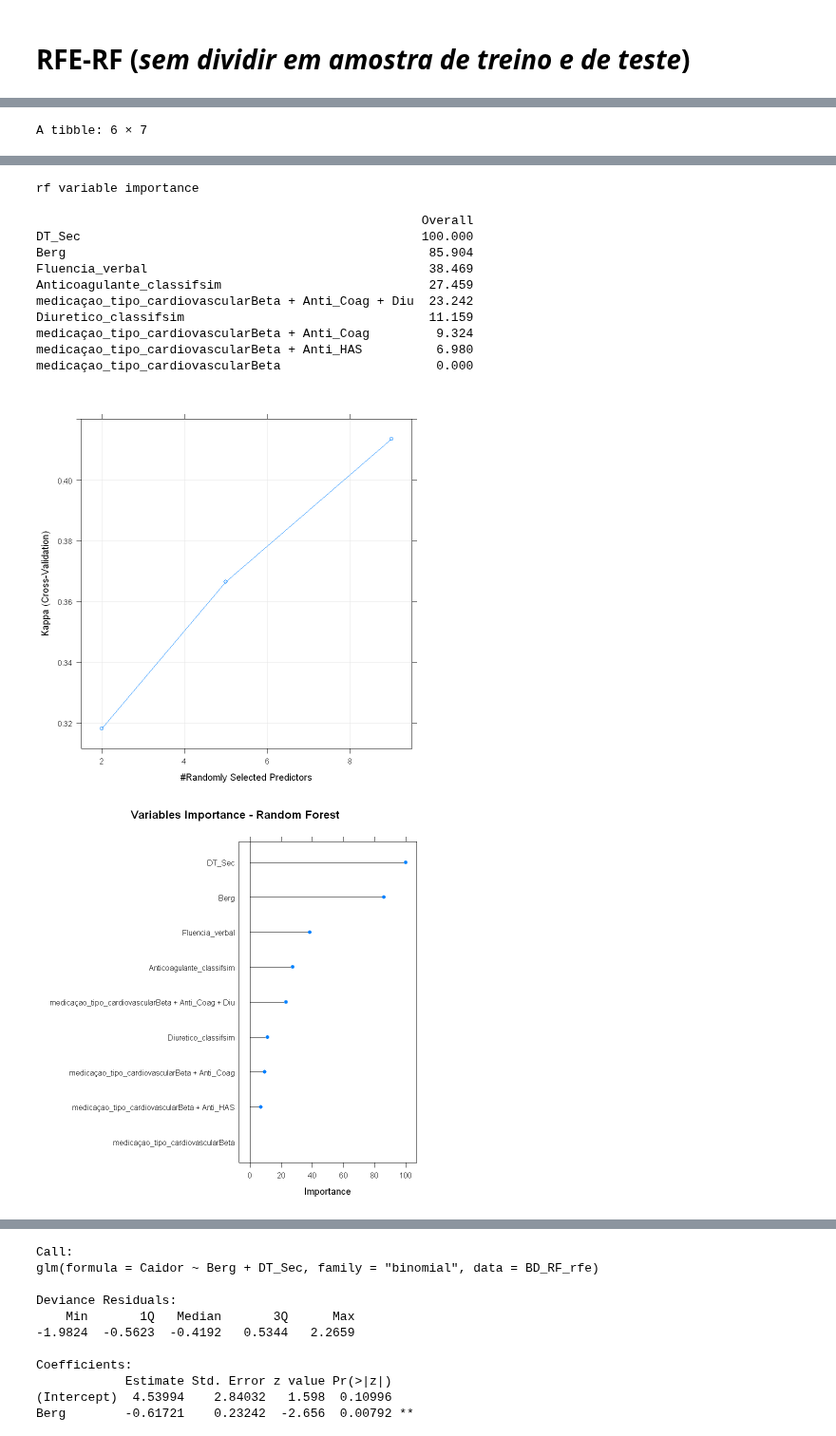
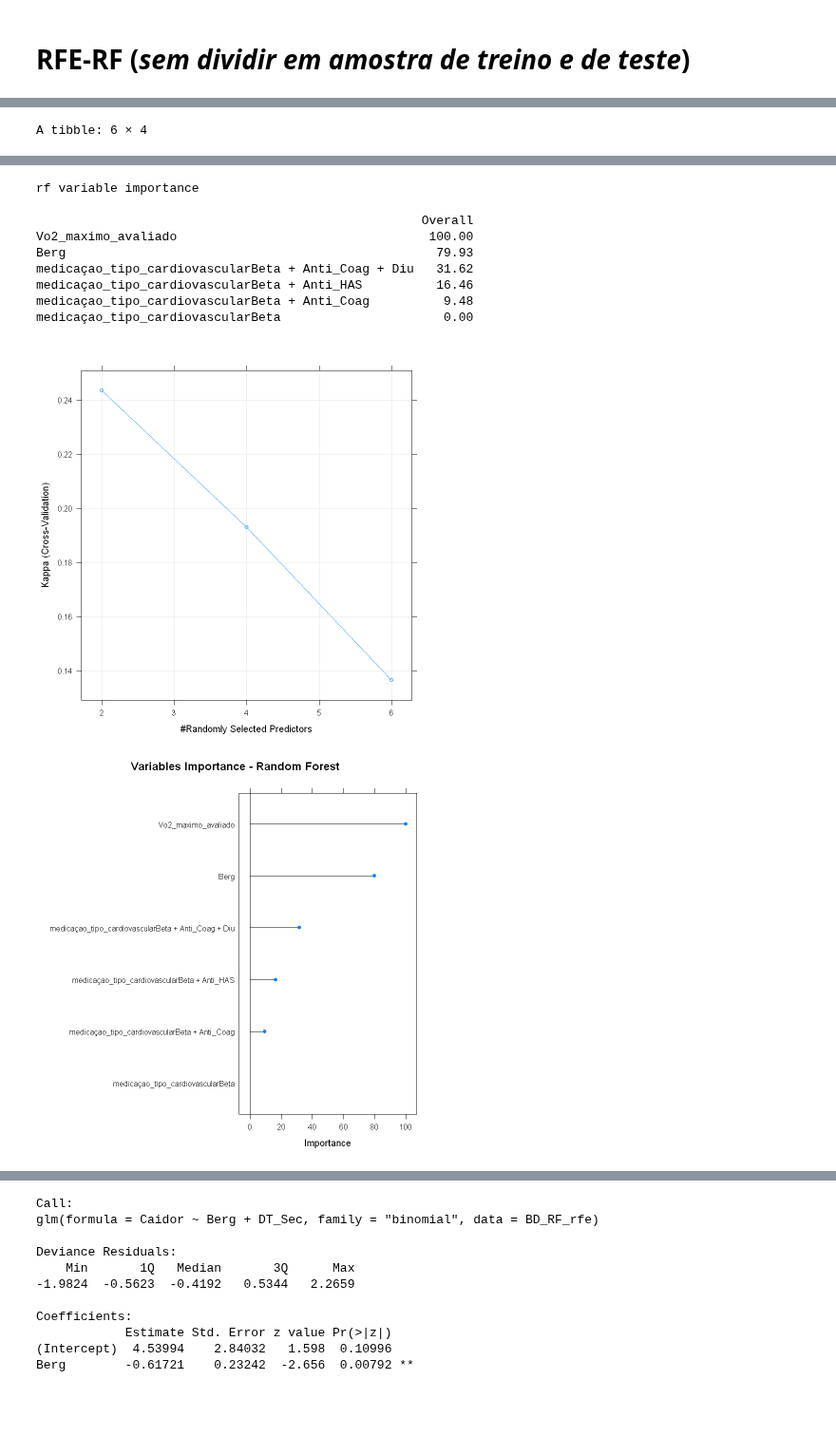
Before and after one commit to RenanBaltar/Analises_Heitor, a Jupyter notebook: Analise_Heitor_tese.ipynb, the cells around one changed output, grey strips where cells are left out. Shown at 95% size. Saved outputs shown, nothing was run; the diff lists cells and outputs as text; code cells hidden in the pictures; blank space fills up the shorter version.

```diff
--- a/Analise_Heitor_tese.ipynb
+++ b/Analise_Heitor_tese.ipynb
@@ -44,7 +40,10 @@ tibble [72 x 40] (S3: tbl_df/tbl/data.frame)
 # %%
 bd[] <- lapply(bd, as.factor) #Transforma todo o banco de dados em fator
 bd[,c("idade","Nivel_educacional","Tempo_doença","MMSE","Fluencia_verbal","Trilhas_A","Trilhas_b","GDS","FES_I","Vsaq","Vo2_maximo_avaliado","IMC","Dinamometria","Berg","STS","Flexibilidade_Ms","Flexibilidade_MI","TUG_sec","DT_Sec","DT_numero_animais","quantidade_total_de_medicação")] <- lapply(bd[,c("idade","Nivel_educacional","Tempo_doença","MMSE","Fluencia_verbal","Trilhas_A","Trilhas_b","GDS","FES_I","Vsaq","Vo2_maximo_avaliado","IMC","Dinamometria","Berg","STS","Flexibilidade_Ms","Flexibilidade_MI","TUG_sec","DT_Sec","DT_numero_animais","quantidade_total_de_medicação")], as.numeric)
-str(bd)
+str(bd) #Sim=2
+table(bd$Caidor)
+#Alterando a classe de referência (não -> sim)
+bd <- within(bd, Caidor <- relevel(Caidor, ref = "sim"))
 # %% [output]
 tibble [72 x 40] (S3: tbl_df/tbl/data.frame)
  $ Caidor                       : Factor w/ 2 levels "não","sim": 2 1 1 2 1 1 2 1 1 2 ...
@@ -821,13 +818,13 @@ The top 5 variables (out of 6):
 # %%
 BD_RF_rfe<- BD[,c("Caidor","Berg",
-                               "medicaçao_tipo_cardiovascular","DT_Sec","Diuretico_classif","Anticoagulante_classif","Fluencia_verbal")]
+                               "medicaçao_tipo_cardiovascular","Vo2_maximo_avaliado")]
 head(BD_RF_rfe)
-set.seed(4)
-RFmodel=train(Caidor~.,data=BD_RF_rfe,method='rf',metric=ifelse(is.factor(BD_RF_rfe$Caidor),"Kappa","RMSE"),trControl=trainControl(method='cv',number=5,savePredictions=TRUE))
-RFmodel
-plot(RFmodel)
-RFmodel$finalModel
-varImp(RFmodel)
-plot(varImp(RFmodel),main="Variables Importance - Random Forest")
+set.seed(42)
+RFmodel2=train(Caidor~.,data=BD_RF_rfe,method='rf',metric=ifelse(is.factor(BD_RF_rfe$Caidor),"Kappa","RMSE"),trControl=trainControl(method='cv',number=5,savePredictions=TRUE))
+RFmodel2
+plot(RFmodel2)
+RFmodel2$finalModel
+varImp(RFmodel2)
+plot(varImp(RFmodel2),main="Variables Importance - Random Forest")
 # %% [output]
-A tibble: 6 × 7
+A tibble: 6 × 4
@@ -871,15 +868,12 @@ sim   8  11   0.4210526
 rf variable importance
 
                                                     Overall
-DT_Sec                                              100.000
-Berg                                                 85.904
-Fluencia_verbal                                      38.469
-Anticoagulante_classifsim                            27.459
-medicaçao_tipo_cardiovascularBeta + Anti_Coag + Diu  23.242
-Diuretico_classifsim                                 11.159
-medicaçao_tipo_cardiovascularBeta + Anti_Coag         9.324
-medicaçao_tipo_cardiovascularBeta + Anti_HAS          6.980
-medicaçao_tipo_cardiovascularBeta                     0.000
+Vo2_maximo_avaliado                                  100.00
+Berg                                                  79.93
+medicaçao_tipo_cardiovascularBeta + Anti_Coag + Diu   31.62
+medicaçao_tipo_cardiovascularBeta + Anti_HAS          16.46
+medicaçao_tipo_cardiovascularBeta + Anti_Coag          9.48
+medicaçao_tipo_cardiovascularBeta                      0.00
-[figure, old version]
+[figure, new version]
-[figure, old version]
+[figure, new version]
 # %% [markdown]
```
Also changed, not shown: parts of 29 cells of this notebook.
